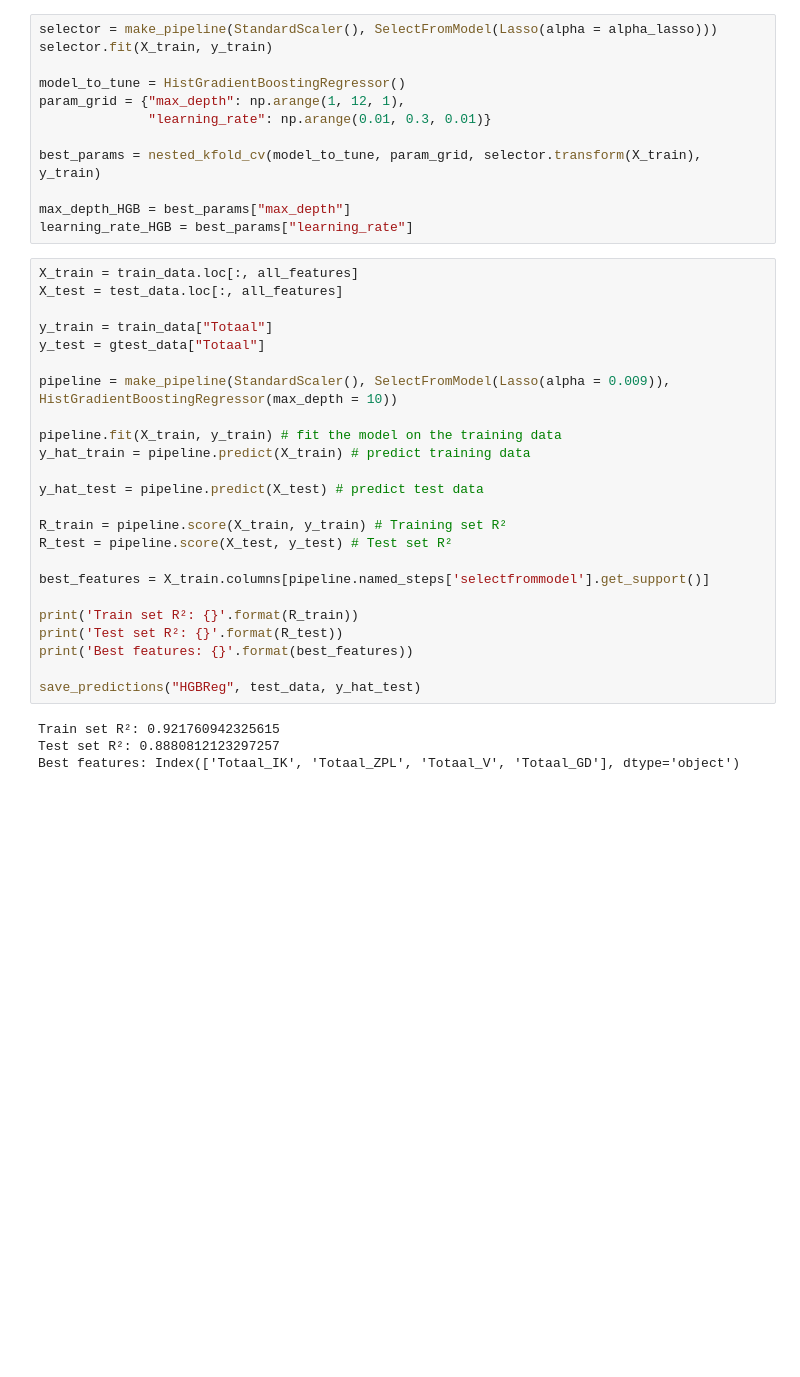
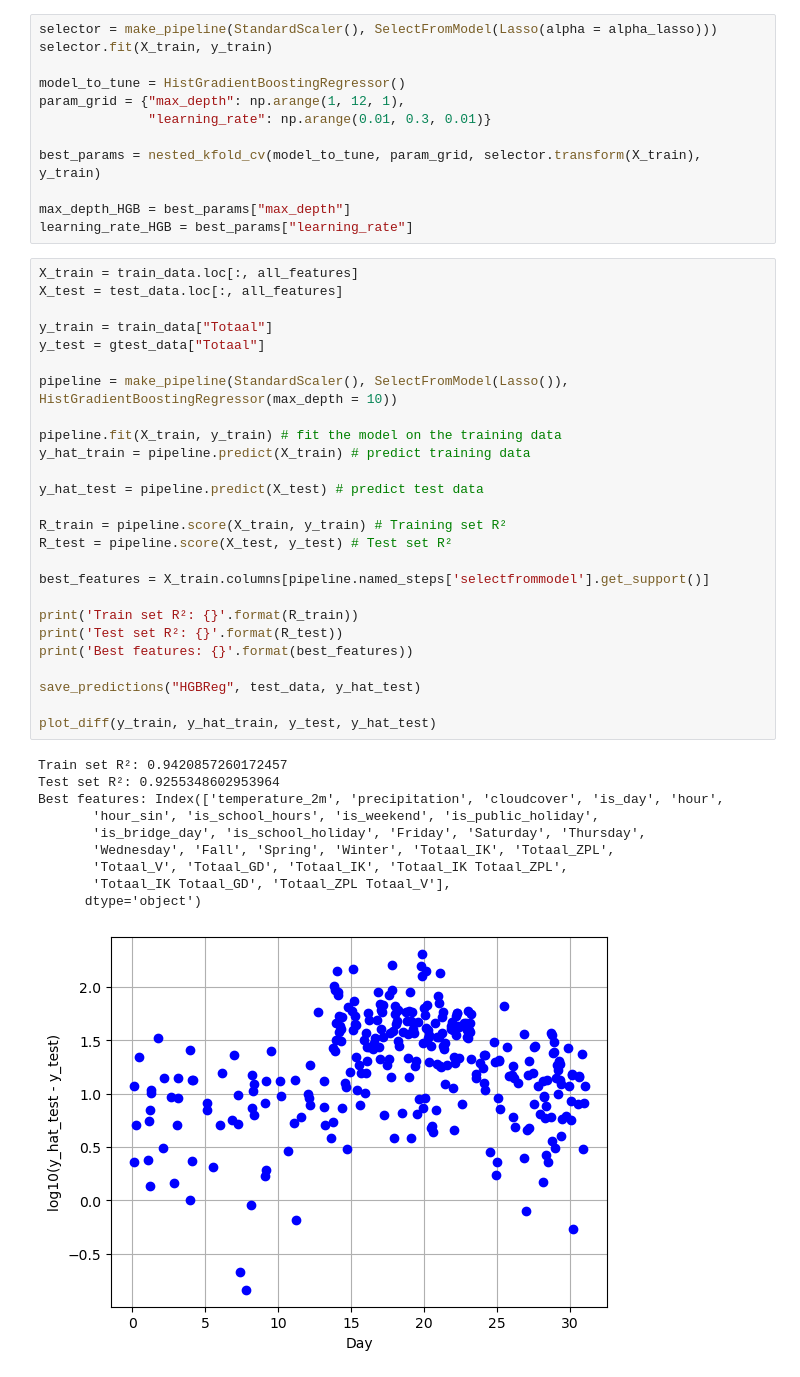
Before and after one commit to Lucmeister55/MLLS_Project1, a Jupyter notebook: project-1-starter-notebook.ipynb, the cells around one changed output. Saved outputs shown, nothing was run; the diff lists cells and outputs as text; blank space fills up the shorter version.

```diff
--- a/project-1-starter-notebook.ipynb
+++ b/project-1-starter-notebook.ipynb
@@ -855,28 +886,37 @@ learning_rate_HGB = best_params["learning_rate"]
 # %%
 X_train = train_data.loc[:, all_features]
 X_test = test_data.loc[:, all_features]
 
 y_train = train_data["Totaal"]
 y_test = gtest_data["Totaal"]
 
-pipeline = make_pipeline(StandardScaler(), SelectFromModel(Lasso(alpha = 0.009)), HistGradientBoostingRegressor(max_depth = 10))
+pipeline = make_pipeline(StandardScaler(), SelectFromModel(Lasso()), HistGradientBoostingRegressor(max_depth = 10))
 
 pipeline.fit(X_train, y_train) # fit the model on the training data
 y_hat_train = pipeline.predict(X_train) # predict training data
 
 y_hat_test = pipeline.predict(X_test) # predict test data
 
 R_train = pipeline.score(X_train, y_train) # Training set R²
 R_test = pipeline.score(X_test, y_test) # Test set R²
 
 best_features = X_train.columns[pipeline.named_steps['selectfrommodel'].get_support()]
 
 print('Train set R²: {}'.format(R_train))
 print('Test set R²: {}'.format(R_test))
 print('Best features: {}'.format(best_features))
 
 save_predictions("HGBReg", test_data, y_hat_test)
+
+plot_diff(y_train, y_hat_train, y_test, y_hat_test)
 # %% [output]
-Train set R²: 0.921760942325615
-Test set R²: 0.8880812123297257
-Best features: Index(['Totaal_IK', 'Totaal_ZPL', 'Totaal_V', 'Totaal_GD'], dtype='object')
+Train set R²: 0.9420857260172457
+Test set R²: 0.9255348602953964
+Best features: Index(['temperature_2m', 'precipitation', 'cloudcover', 'is_day', 'hour',
+       'hour_sin', 'is_school_hours', 'is_weekend', 'is_public_holiday',
+       'is_bridge_day', 'is_school_holiday', 'Friday', 'Saturday', 'Thursday',
+       'Wednesday', 'Fall', 'Spring', 'Winter', 'Totaal_IK', 'Totaal_ZPL',
+       'Totaal_V', 'Totaal_GD', 'Totaal_IK', 'Totaal_IK Totaal_ZPL',
+       'Totaal_IK Totaal_GD', 'Totaal_ZPL Totaal_V'],
+      dtype='object')
+[figure, added]
```
Also changed, not shown: parts of 21 cells of this notebook, 3 other files.
